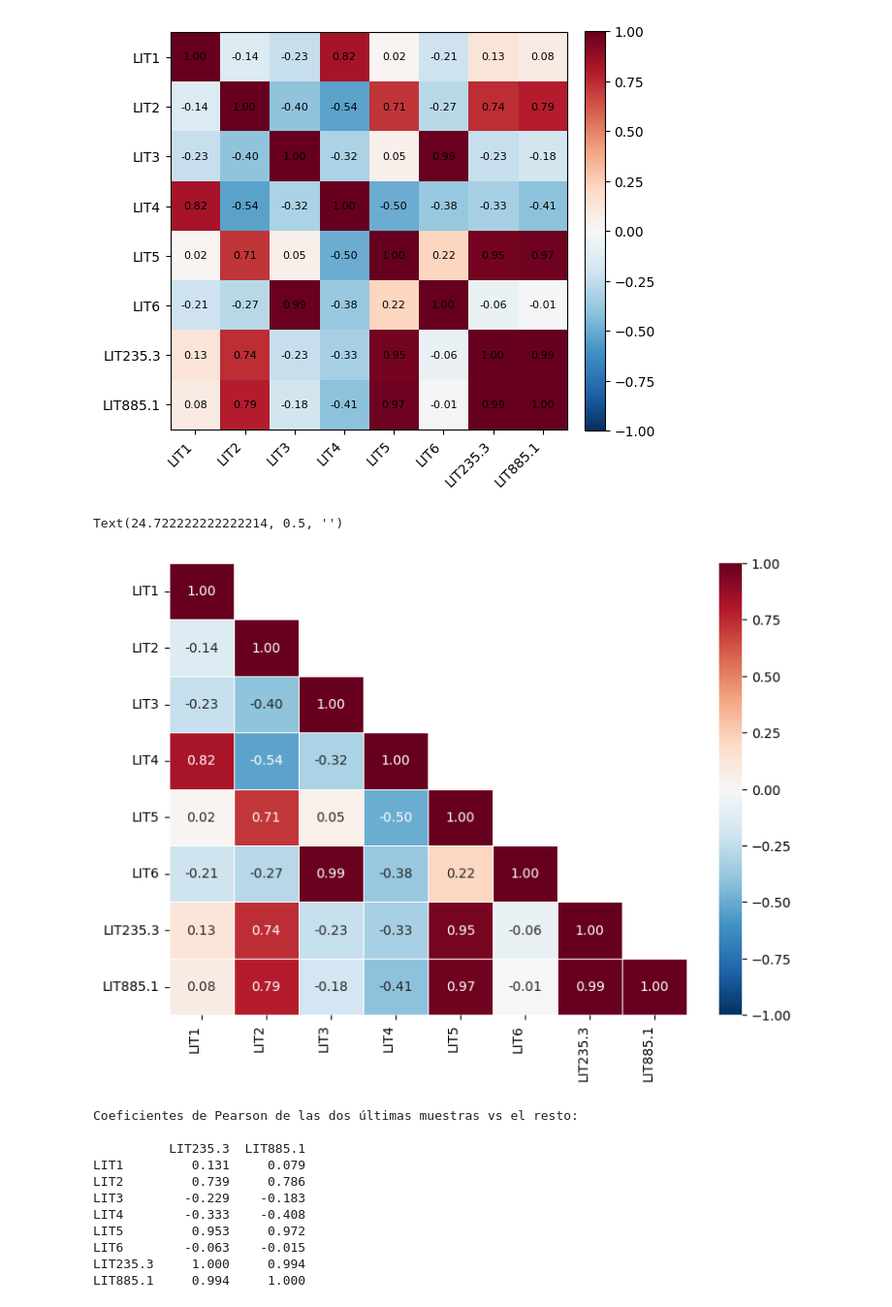
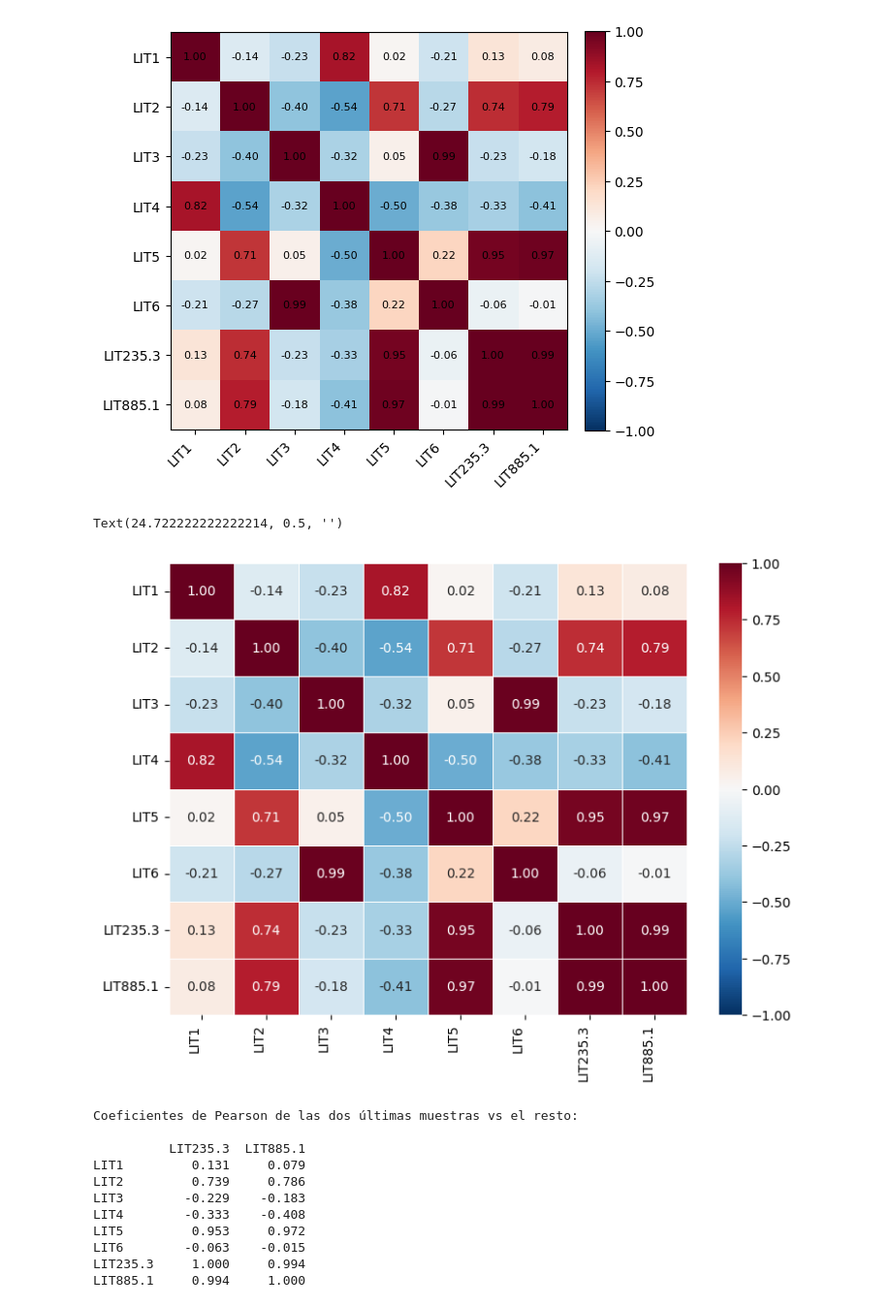
Before and after one commit to andreaperezasen/TFM-ML-Raman-Conchas-Arqueologicas, a Jupyter notebook: Code/Notebooks/main.ipynb, the cells around one changed output. Shown at 97% size. Drawn from its saved outputs; the diff is of its cells as text; code cells hidden in the pictures.

```diff
--- a/Code/Notebooks/main.ipynb
+++ b/Code/Notebooks/main.ipynb
@@ -1206,35 +1206,35 @@ import seaborn as sns
 # 1) Asegúrate del orden de las muestras
 muestras_ordenadas = ['LIT1','LIT2','LIT3','LIT4',
                       'LIT5','LIT6','LIT235.3','LIT885.1']
 porc = porc.reindex(index=muestras_ordenadas)
 
 # 2) Calcula la matriz de correlación Pearson entre filas (conchas)
 corr = porc.T.corr()  # índice y columnas: muestras
 
 # 3) Crea una máscara para la mitad superior (o inferior)
 mask = np.triu(np.ones_like(corr, dtype=bool), k=1)
 
 # 4) Dibuja el heatmap
 plt.figure(figsize=(8,6))
 sns.heatmap(
     corr,
-    mask=mask,
+    mask=None,
     annot=True,
     fmt=".2f",
     cmap="RdBu_r",
     vmin=-1,
     vmax=1,
     linewidths=0.5
 )
 
 plt.xticks(rotation=90, ha="right")
 plt.yticks(rotation=0)
 plt.tight_layout()
 plt.xlabel(None)
 plt.ylabel(None)
 # %% [output]
 Text(24.722222222222214, 0.5, '')
-[figure, old version]
+[figure, new version]
 # %%
 import pandas as pd
 
```
